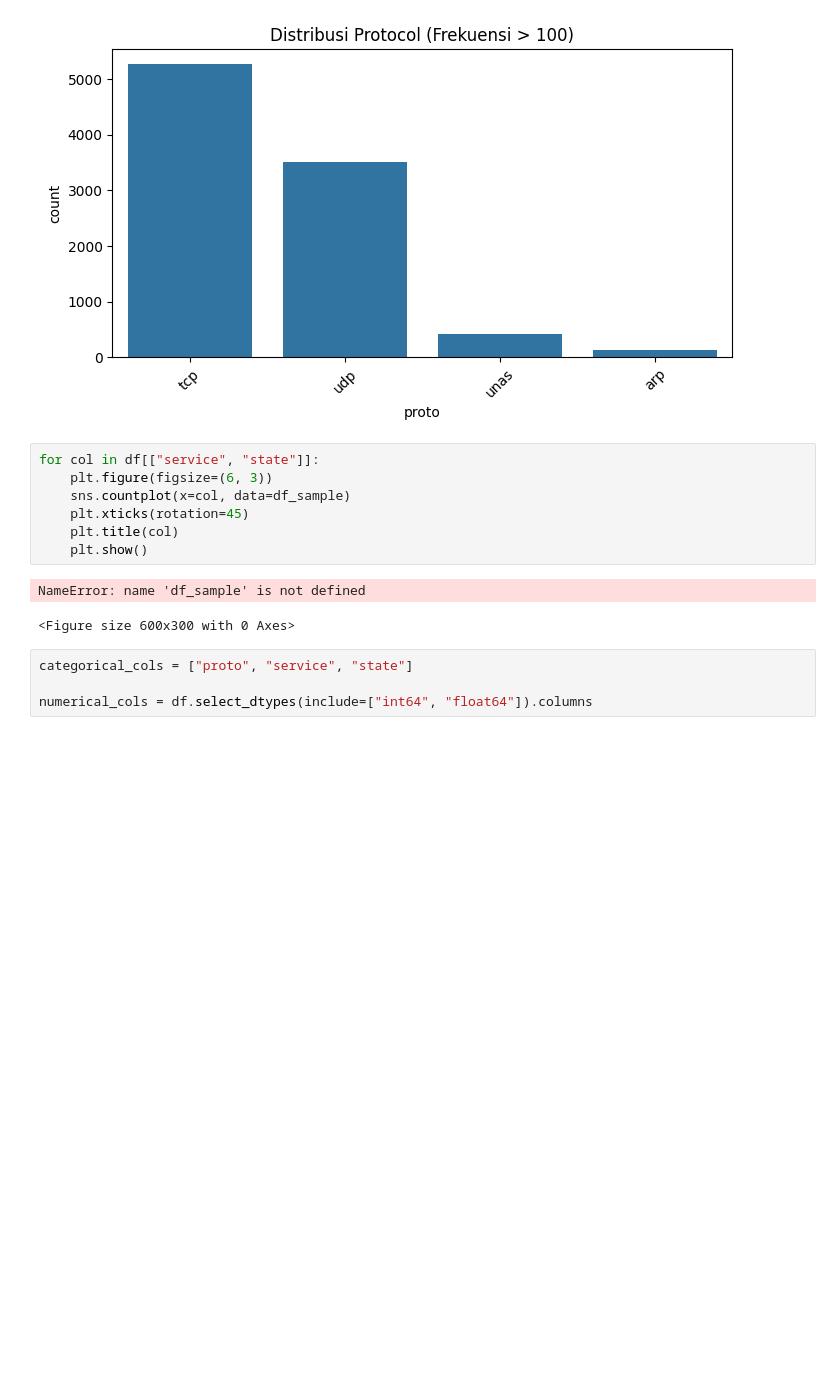
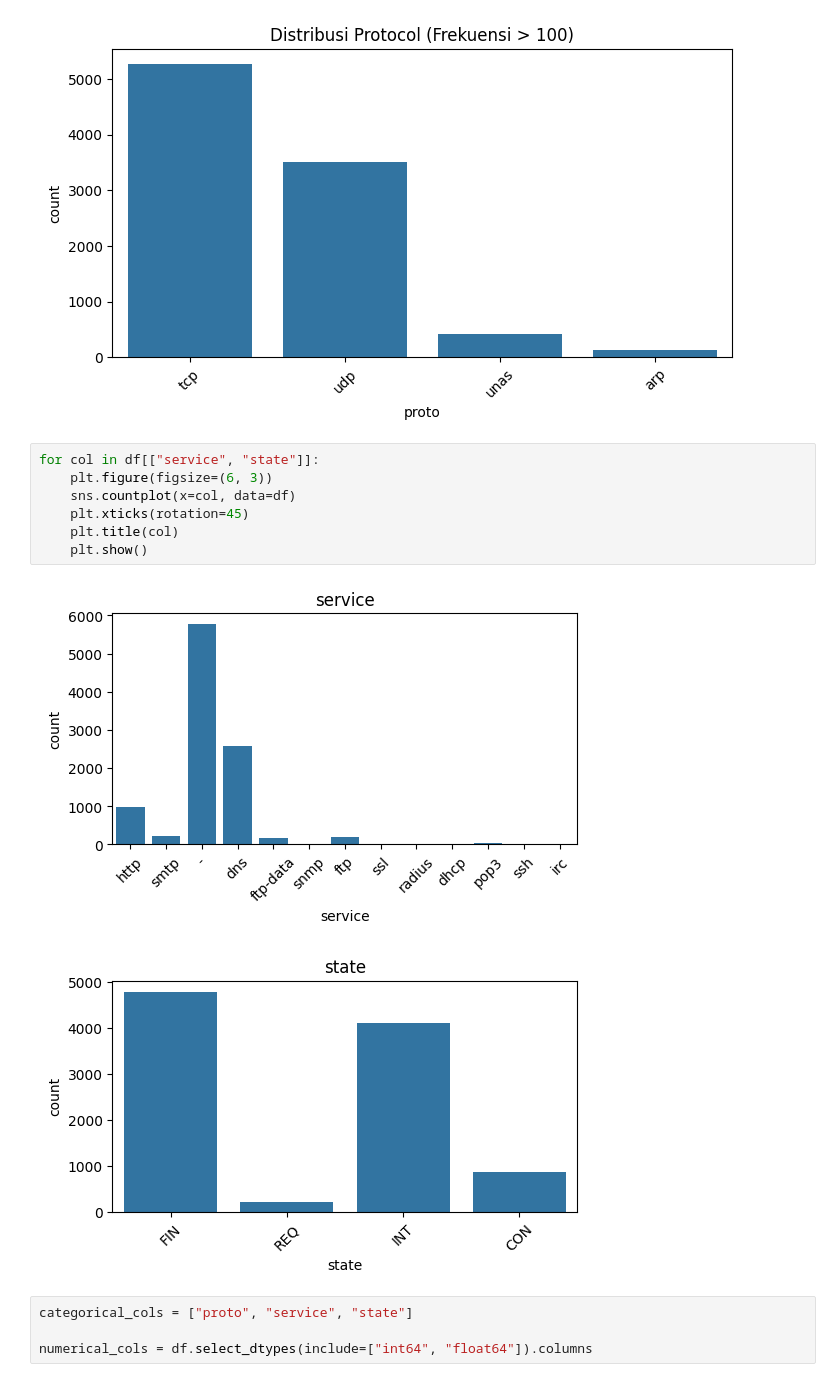
Before and after one commit to Maan-py/Eksperimen_SML_Muhammad-Luqmaan, a Jupyter notebook: preprocessing/Eksperimen_Muhammad_Luqmaan.ipynb, the cells around one changed output. Drawn from its saved outputs; the diff is of its cells as text; blank space fills up the shorter version.

```diff
--- a/preprocessing/Eksperimen_Muhammad_Luqmaan.ipynb
+++ b/preprocessing/Eksperimen_Muhammad_Luqmaan.ipynb
@@ -148,13 +148,13 @@ plt.show()
 # %%
 for col in df[["service", "state"]]:
     plt.figure(figsize=(6, 3))
-    sns.countplot(x=col, data=df_sample)
+    sns.countplot(x=col, data=df)
     plt.xticks(rotation=45)
     plt.title(col)
     plt.show()
 # %% [output]
-NameError: name 'df_sample' is not defined
-<Figure size 600x300 with 0 Axes>
+[figure, added]
+[figure, added]
 # %%
 categorical_cols = ["proto", "service", "state"]
 
```
Also changed, not shown: parts of 5 cells of this notebook.
